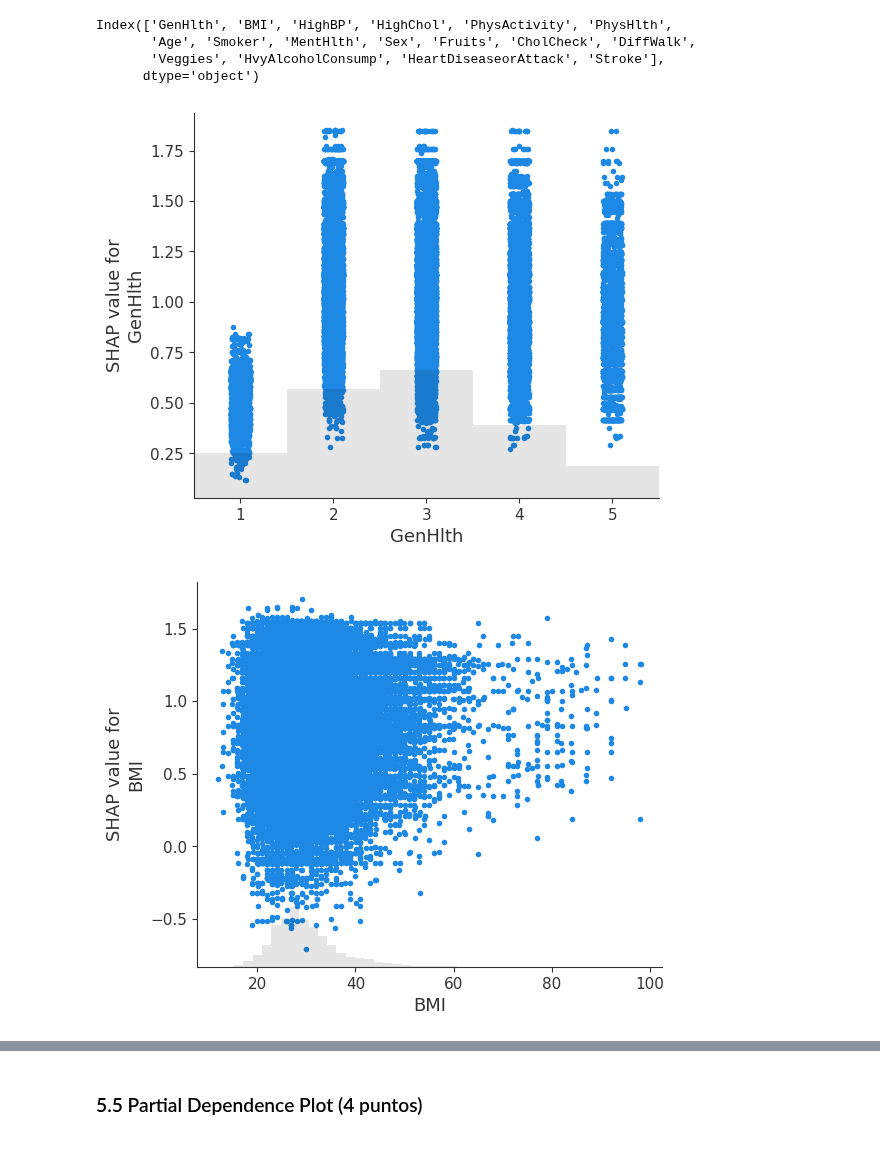
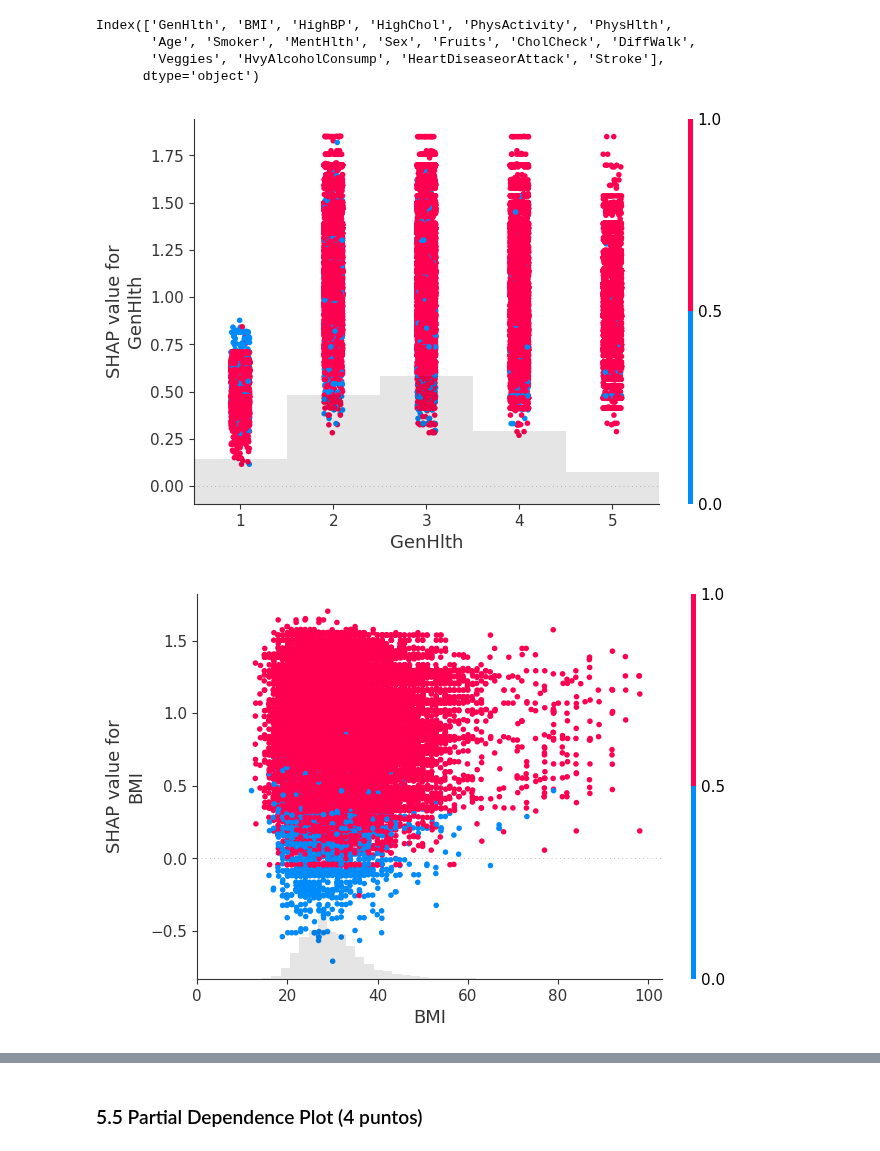
Before and after one commit to Geral37/MDS7202, a Jupyter notebook: Laboratorios/Lab 10 - Interpretabilidad/Lab10.ipynb, the cells around one changed output, grey strips where cells are left out. Saved outputs shown, nothing was run; the diff lists cells and outputs as text; code cells hidden in the pictures.

```diff
--- a/Laboratorios/Lab 10 - Interpretabilidad/Lab10.ipynb
+++ b/Laboratorios/Lab 10 - Interpretabilidad/Lab10.ipynb
@@ -532,8 +535,12 @@ Index(['GenHlth', 'BMI', 'HighBP', 'HighChol', 'PhysActivity', 'PhysHlth',
        'Veggies', 'HvyAlcoholConsump', 'HeartDiseaseorAttack', 'Stroke'],
       dtype='object')
 # %%
+color = clf.predict(X)
 for name in feature_importance_names[:5]:
-    shap.plots.scatter(shap_values[:,name])
+    5
+    shap.plots.scatter(shap_values[:,name],
+                       color=color,
+                       xmin=0)
 # %% [output]
-[figure, old version]
+[figure, new version]
-[figure, old version]
+[figure, new version]
```
Also changed, not shown: parts of 4 cells of this notebook.
